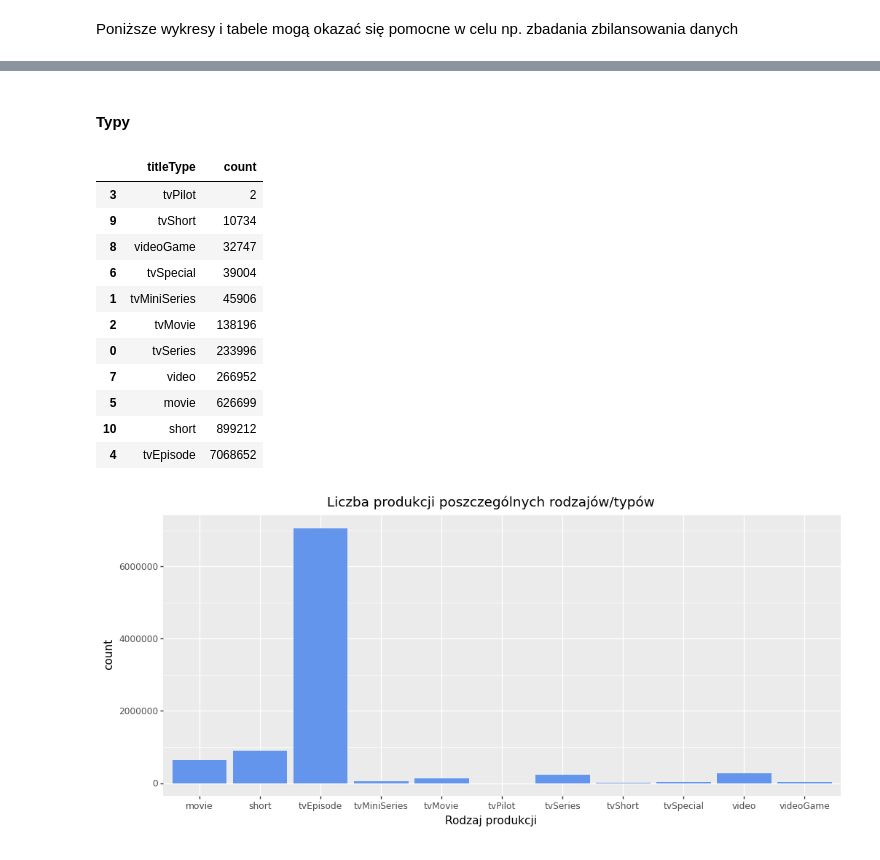
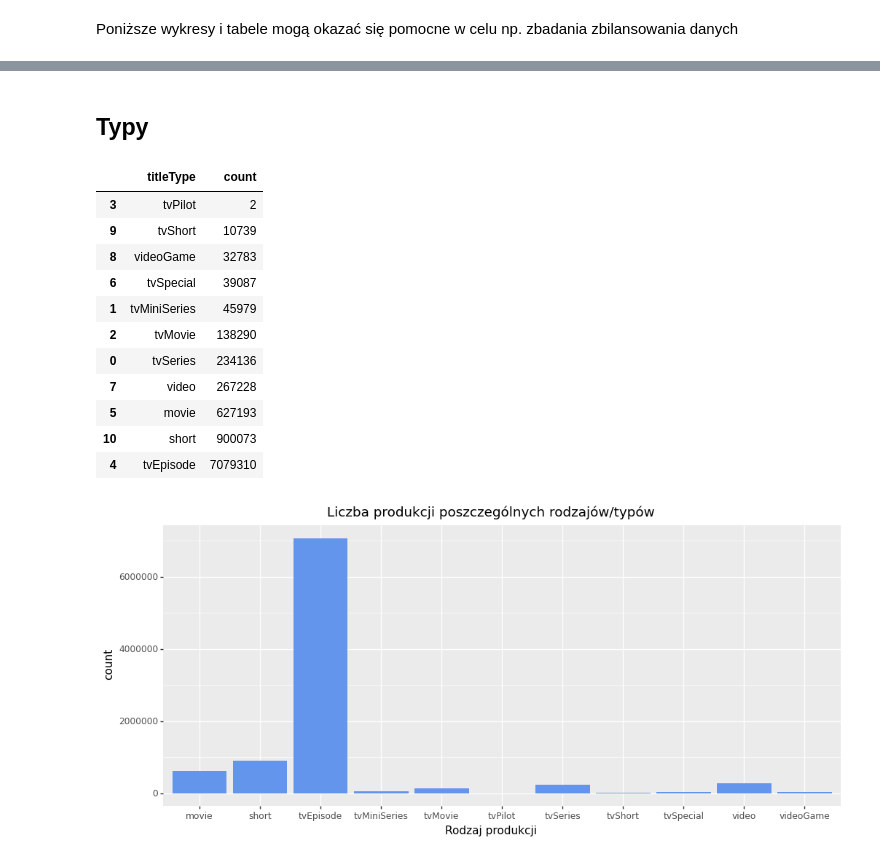
Before and after one commit to PiotrMaciejKowalski/BigData2022-films, a Jupyter notebook: colabs/Pierwsze_wnioski_z_data_setu.ipynb, the cells around one changed output, grey strips where cells are left out. Cells and saved outputs as stored; diff of their text form; code cells hidden in the pictures.

```diff
--- a/colabs/Pierwsze_wnioski_z_data_setu.ipynb
+++ b/colabs/Pierwsze_wnioski_z_data_setu.ipynb
@@ -376,27 +386,27 @@ display(intervals_1_pd)
 [figure]
 # %% [markdown]
-#### Typy
+## Typy
 # %%
 data_title_type_count = title_basics.groupBy("titleType").count()
 data_title_type_count_pd = data_title_type_count.toPandas().sort_values(by = ["count"])
 
-g2 = pn.ggplot(data_title_type_count_pd) + pn.aes(x = "titleType", y = "count") + pn.geom_col(fill = "cornflowerblue")+ pn.theme(
+g4 = pn.ggplot(data_title_type_count_pd) + pn.aes(x = "titleType", y = "count") + pn.geom_col(fill = "cornflowerblue")+ pn.theme(
 figure_size=(12 ,5)) + pn.ggtitle('Liczba produkcji poszczególnych rodzajów/typów') + pn.xlab("Rodzaj produkcji")
-g2.draw()
+g4.draw()
 
 display(data_title_type_count_pd)
 # %% [output]
 |  | titleType | count |
 | 3 | tvPilot | 2 |
-| 9 | tvShort | 10734 |
-| 8 | videoGame | 32747 |
-| 6 | tvSpecial | 39004 |
-| 1 | tvMiniSeries | 45906 |
-| 2 | tvMovie | 138196 |
-| 0 | tvSeries | 233996 |
-| 7 | video | 266952 |
-| 5 | movie | 626699 |
-| 10 | short | 899212 |
-| 4 | tvEpisode | 7068652 |
+| 9 | tvShort | 10739 |
+| 8 | videoGame | 32783 |
+| 6 | tvSpecial | 39087 |
+| 1 | tvMiniSeries | 45979 |
+| 2 | tvMovie | 138290 |
+| 0 | tvSeries | 234136 |
+| 7 | video | 267228 |
+| 5 | movie | 627193 |
+| 10 | short | 900073 |
+| 4 | tvEpisode | 7079310 |
 [figure]
 # %% [markdown]
```
Also changed, not shown: parts of 22 cells of this notebook.
